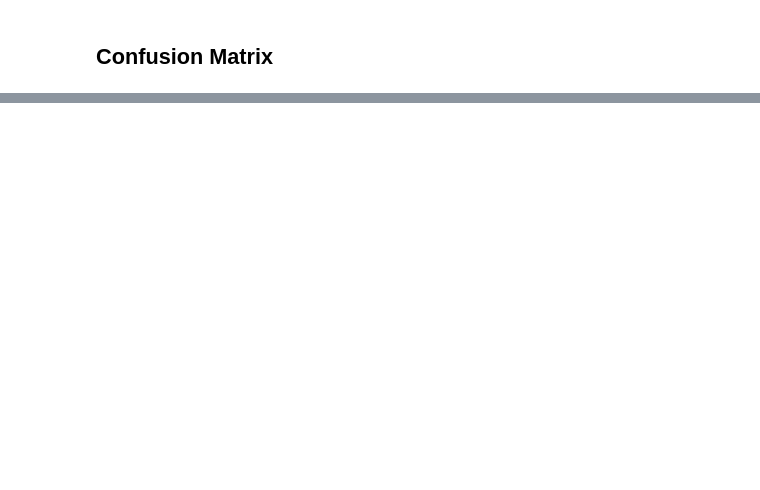
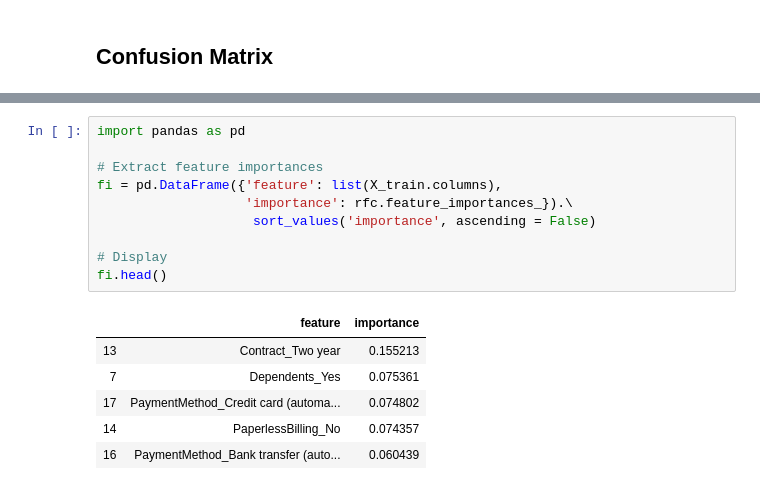
Before and after one commit to HarishPatlolla/Churn-Analysis-using--Logistic-Regression-Decision-Tree-Bagging-Random-Forest-Boosting, a Jupyter notebook: Churn_modelling_github.ipynb, the cells around one changed output, grey strips where cells are left out. Saved outputs shown, nothing was run; the diff lists cells and outputs as text; blank space fills up the shorter version.

```diff
--- a/Churn_modelling_github.ipynb
+++ b/Churn_modelling_github.ipynb
@@ -394,0 +451,17 @@ plt.show()
+# %%
+import pandas as pd
+
+# Extract feature importances
+fi = pd.DataFrame({'feature': list(X_train.columns),
+                   'importance': rfc.feature_importances_}).\
+                    sort_values('importance', ascending = False)
+
+# Display
+fi.head()
+# %% [output]
+|  | feature | importance |
+| 13 | Contract_Two year | 0.155213 |
+| 7 | Dependents_Yes | 0.075361 |
+| 17 | PaymentMethod_Credit card (automa... | 0.074802 |
+| 14 | PaperlessBilling_No | 0.074357 |
+| 16 | PaymentMethod_Bank transfer (auto... | 0.060439 |
```
Also changed, not shown: parts of 17 cells of this notebook.
